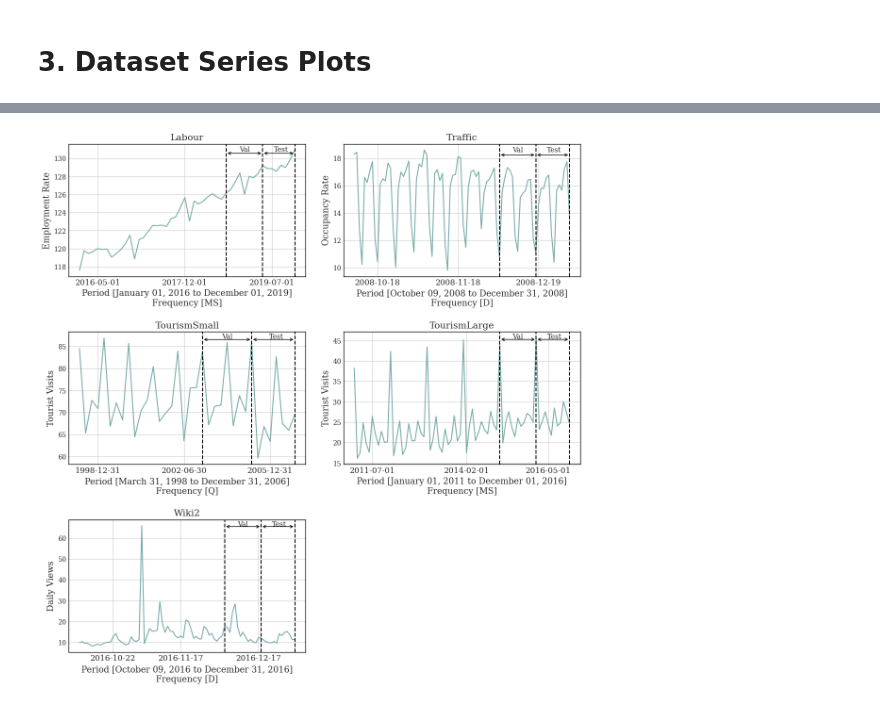
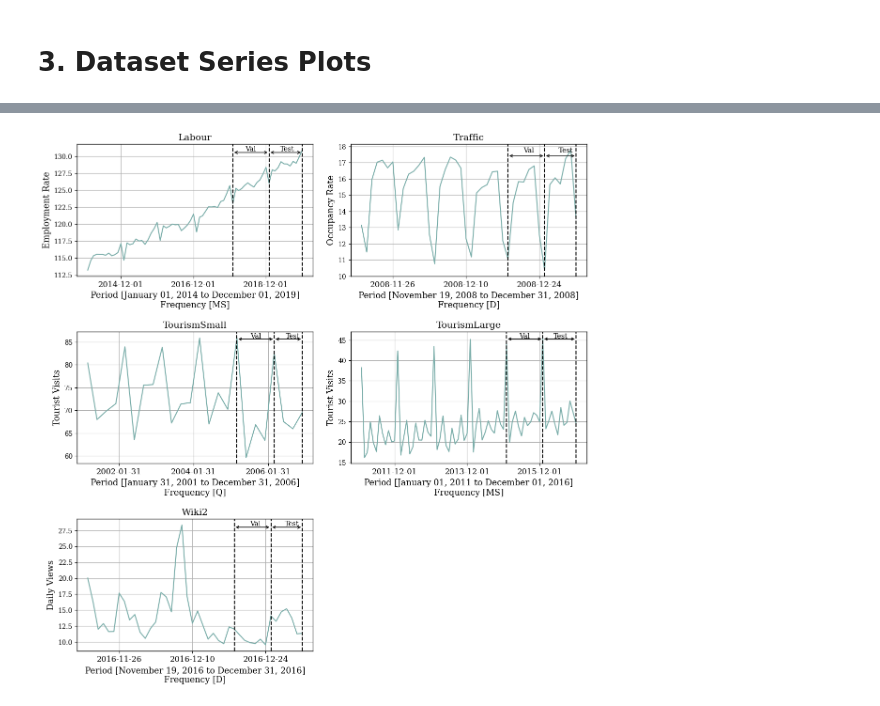
Before and after one commit to dluuo/HINT, a Jupyter notebook: nbs/plot_datasets.ipynb, the cells around one changed output, grey strips where cells are left out. Saved outputs shown, nothing was run; the diff lists cells and outputs as text; code cells hidden in the pictures.

```diff
--- a/nbs/plot_datasets.ipynb
+++ b/nbs/plot_datasets.ipynb
@@ -88,17 +65,17 @@ freq = properties['freq']
 # %%
 x_axis_periods = {
-            'Labour': 'Period [January 01, 2016 to December 01, 2019]',
-           'Traffic': 'Period [October 09, 2008 to December 31, 2008]',
-      'TourismSmall': 'Period [March 31, 1998 to December 31, 2006]',
+            'Labour': 'Period [January 01, 2014 to December 01, 2019]',
+           'Traffic': 'Period [November 19, 2008 to December 31, 2008]',
+      'TourismSmall': 'Period [January 31, 2001 to December 31, 2006]',
       'TourismLarge': 'Period [January 01, 2011 to December 01, 2016]',
-             'Wiki2': 'Period [October 09, 2016 to December 31, 2016]'
+             'Wiki2': 'Period [November 19, 2016 to December 31, 2016]'
 }
 x_axis_ticks = {
-            'Labour': ['2016-05-01', '2017-12-01', '2019-07-01'],
-           'Traffic': ['2008-10-18', '2008-11-18', '2008-12-19'],
-      'TourismSmall': ['1998-12-31', '2002-06-30', '2005-12-31'],
-      'TourismLarge': ['2011-07-01', '2014-02-01', '2016-05-01'],
-             'Wiki2': ['2016-10-22', '2016-11-17', '2016-12-17']
+            'Labour': ['2014-12-01', '2016-12-01', '2018-12-01'],
+           'Traffic': ['2008-11-26', '2008-12-10', '2008-12-24'],
+      'TourismSmall': ['2002-01-31', '2004-01-31', '2006-01-31'],
+      'TourismLarge': ['2011-12-01', '2013-12-01', '2015-12-01'],
+             'Wiki2': ['2016-11-26', '2016-12-10', '2016-12-24']
 }
 y_axis_labels = {
             'Labour': 'Employment Rate',
@@ -122,11 +99,10 @@ n_ds = horizon * 6
 
 x_plot = pd.to_datetime(Y_df[Y_df.unique_id==u_id].ds)
 y_plot = Y_df[Y_df.unique_id==u_id].y.values/y_axis_scalar[dataset]
-
 x_val = x_plot[n_time - test_size - val_size]
 x_test = x_plot[n_time - test_size]
-x_val_mid = x_plot[n_time - test_size - val_size/2]
-x_test_mid = x_plot[n_time - test_size/2]
+x_val_mid = x_plot[n_time - test_size - val_size//2]
+x_test_mid = x_plot[n_time - test_size//2]
 x_max = x_plot[n_time - 1]
 y_max = np.max(y_plot[-6*horizon:])
 
@@ -150,5 +126,5 @@ plt.text(x=x_test_mid, y=y_max, horizontalalignment='center', s='Test', fontsize
 plt.annotate(text='', xy=(x_val,y_max-0.2), xytext=(x_test,y_max-0.2), arrowprops=dict(arrowstyle='<->'))
 plt.annotate(text='', xy=(x_test,y_max-0.2), xytext=(x_max,y_max-0.2), arrowprops=dict(arrowstyle='<->'))
 
-# plt.grid()
+plt.grid()
 # %% [output]
@@ -179,45 +154,49 @@ for idx in range(5):
     #import dataset
     dataset = dataset_list[idx]
     u_id = total_uids[dataset]
-    data = datasets[dataset].load_process()
-    Y_df = data['temporal'][data['temporal']['y'].notna()].reset_index()[["unique_id", 'ds', 'y']]
+
+    hdataset = HierarchicalDataset()
+    data = hdataset.load_process_data(dataset=dataset)
+    Y_df = data['Y_df'][data['Y_df']['y'].notna()].reset_index()[["unique_id", 'ds', 'y']]
     Y_df['ds'] = pd.to_datetime(Y_df['ds'])
-    S_df, tags, properties = data['S'], data['tags'], data['properties']
-    horizon = properties['horizon']
-    seasonality = properties['seasonality']
-    freq = properties['freq']
+    S_df, tags = data['S_df'], data['tags']
+    horizon = data['horizon']
+    seasonality = data['seasonality']
+    freq = data['freq']
 
     n_time = len(Y_df.ds.unique())
     val_size = horizon
     test_size = horizon
     n_ds = horizon * 6
 
     x_plot = pd.to_datetime(Y_df[Y_df.unique_id==u_id].ds)
     y_plot = Y_df[Y_df.unique_id==u_id].y.values/y_axis_scalar[dataset]
 
     x_val = x_plot[n_time - test_size - val_size]
     x_test = x_plot[n_time - test_size]
-    x_val_mid = x_plot[n_time - test_size - val_size/2]
-    x_test_mid = x_plot[n_time - test_size/2]
+    x_val_mid = x_plot[n_time - test_size - val_size//2]
+    x_test_mid = x_plot[n_time - test_size//2]
     x_max = x_plot[n_time - 1]
     y_max = np.max(y_plot[-6*horizon:])
 
     axs[r,c].plot(x_plot[-n_ds:], y_plot[-n_ds:], color='#78ACA8')
     axs[r,c].set_xlabel(x_axis_periods[dataset] + f"\nFrequency [{freq}]", fontsize = 13)
     axs[r,c].set_xticks(x_axis_ticks[dataset])
 
     axs[r,c].set_ylabel(y_axis_labels[dataset], fontsize = 13)
 
     axs[r,c].set_title(label=dataset, fontsize=14)
     axs[r,c].axvline(x_val, color='black', linestyle='dashed')
     axs[r,c].axvline(x_test, color='black', linestyle='dashed')
     axs[r,c].axvline(x_max, color='black', linestyle='dashed')
 
     axs[r,c].text(x=x_val_mid, y=y_max-0.15, horizontalalignment='center', s='Val', fontsize=10.5)
     axs[r,c].text(x=x_test_mid, y=y_max-0.15, horizontalalignment='center', s='Test', fontsize=10.5)
     axs[r,c].annotate(text='', xy=(x_val,y_max-0.36), xytext=(x_test,y_max-0.36), arrowprops=dict(arrowstyle='<->'))
     axs[r,c].annotate(text='', xy=(x_test,y_max-0.36), xytext=(x_max,y_max-0.36), arrowprops=dict(arrowstyle='<->'))
+
+    axs[r,c].grid()
 # %% [output]
-[figure, old version]
+[figure, new version]
 # %%
 fig.savefig('./data/FiveDatasetsPlots.pdf', bbox_inches='tight', pad_inches = 0.01)
```
Also changed, not shown: parts of 6 cells of this notebook.
